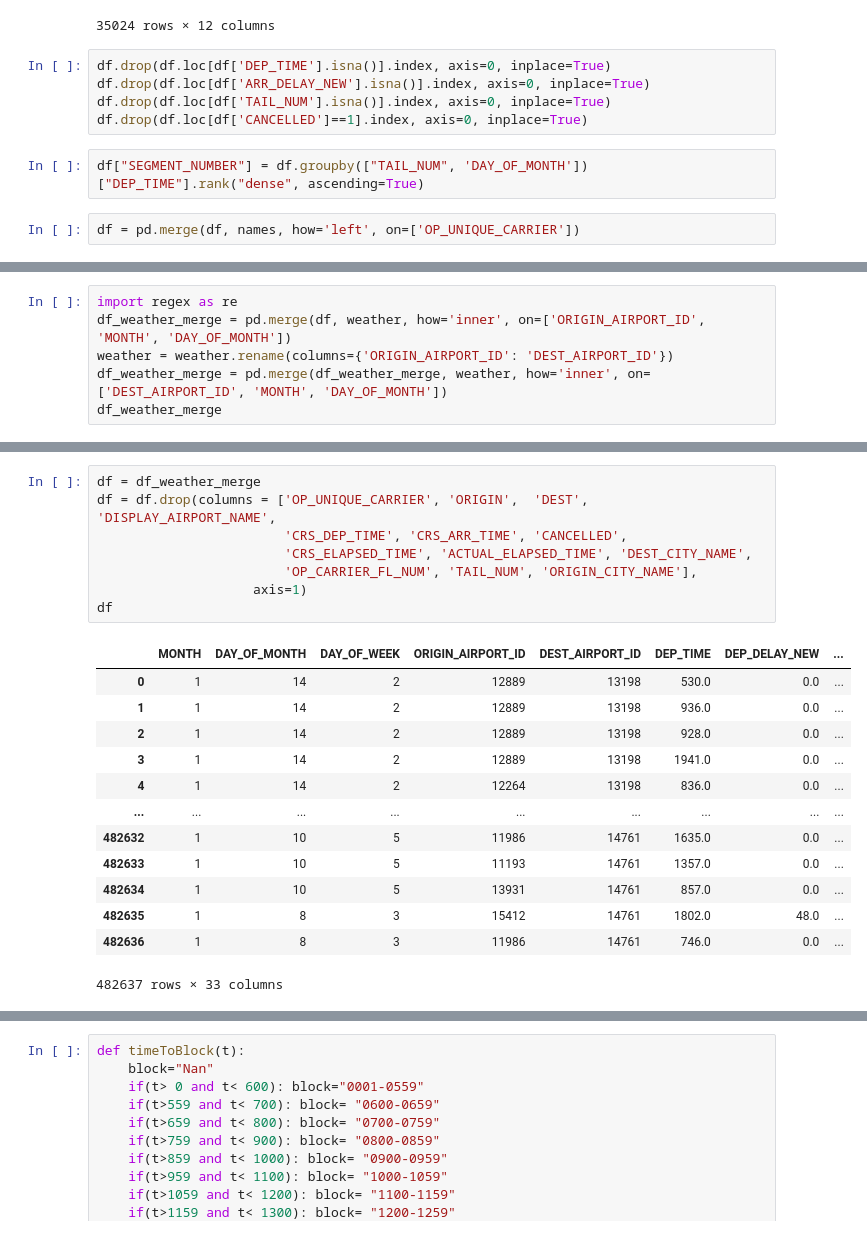
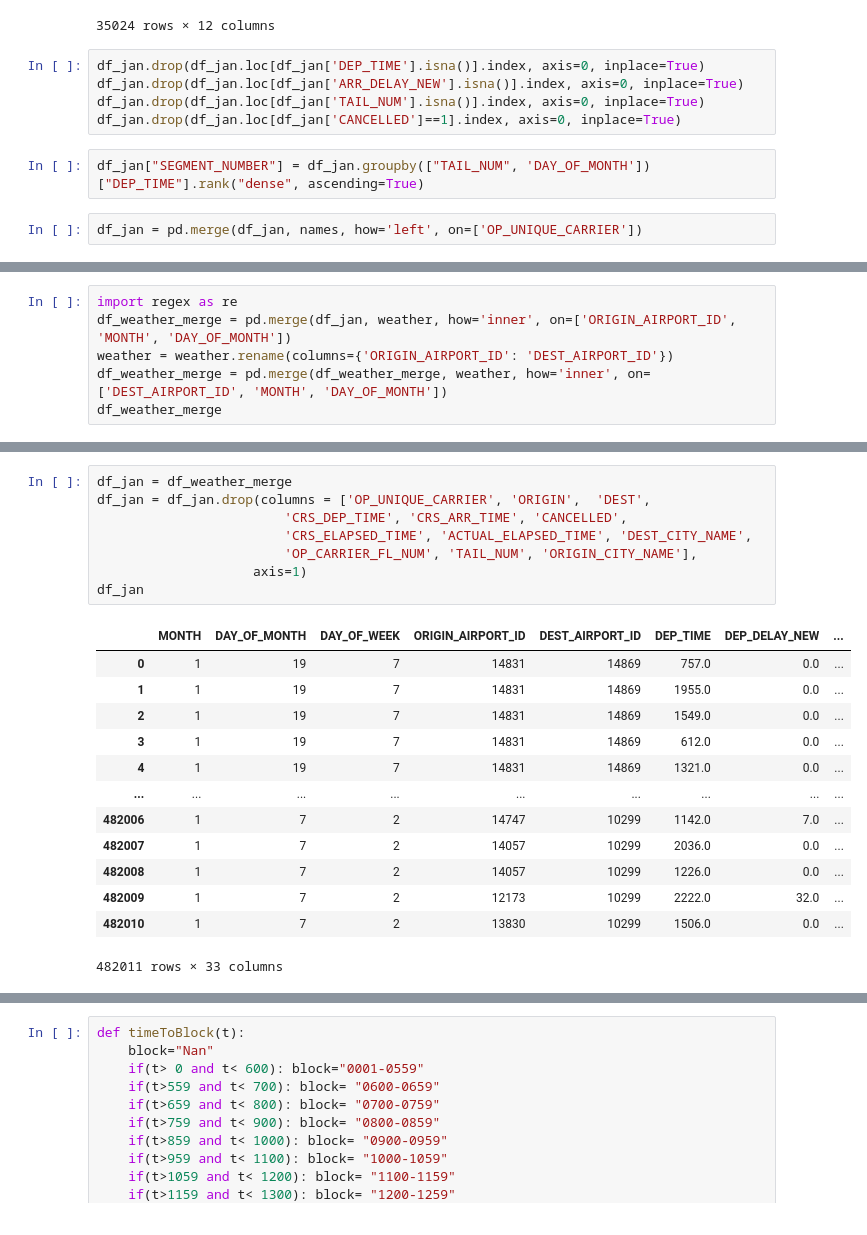
Before and after one commit to olyzko/Flight-delays-prediction-app, a Jupyter notebook: models/Airline_preprocessing.ipynb, the cells around one changed output, grey strips where cells are left out. Saved outputs shown, nothing was run; the diff lists cells and outputs as text.

```diff
--- a/models/Airline_preprocessing.ipynb
+++ b/models/Airline_preprocessing.ipynb
@@ -330,11 +316,11 @@ weather
 | 35024 | 2019-12-31 | 0.01 | 0.0 | 0.0 | 40.0 | 32.0 | 120.0 | 19.9 | 10.29 | 10713 | ... |
 35024 rows × 12 columns
 # %%
-df.drop(df.loc[df['DEP_TIME'].isna()].index, axis=0, inplace=True)
-df.drop(df.loc[df['ARR_DELAY_NEW'].isna()].index, axis=0, inplace=True)
-df.drop(df.loc[df['TAIL_NUM'].isna()].index, axis=0, inplace=True)
-df.drop(df.loc[df['CANCELLED']==1].index, axis=0, inplace=True)
+df_jan.drop(df_jan.loc[df_jan['DEP_TIME'].isna()].index, axis=0, inplace=True)
+df_jan.drop(df_jan.loc[df_jan['ARR_DELAY_NEW'].isna()].index, axis=0, inplace=True)
+df_jan.drop(df_jan.loc[df_jan['TAIL_NUM'].isna()].index, axis=0, inplace=True)
+df_jan.drop(df_jan.loc[df_jan['CANCELLED']==1].index, axis=0, inplace=True)
 # %%
-df["SEGMENT_NUMBER"] = df.groupby(["TAIL_NUM", 'DAY_OF_MONTH'])["DEP_TIME"].rank("dense", ascending=True)
+df_jan["SEGMENT_NUMBER"] = df_jan.groupby(["TAIL_NUM", 'DAY_OF_MONTH'])["DEP_TIME"].rank("dense", ascending=True)
 # %%
-df = pd.merge(df, names, how='left', on=['OP_UNIQUE_CARRIER'])
+df_jan = pd.merge(df_jan, names, how='left', on=['OP_UNIQUE_CARRIER'])
@@ -357,6 +343,6 @@ df
 # %%
 import regex as re
-df_weather_merge = pd.merge(df, weather, how='inner', on=['ORIGIN_AIRPORT_ID', 'MONTH', 'DAY_OF_MONTH'])
+df_weather_merge = pd.merge(df_jan, weather, how='inner', on=['ORIGIN_AIRPORT_ID', 'MONTH', 'DAY_OF_MONTH'])
 weather = weather.rename(columns={'ORIGIN_AIRPORT_ID': 'DEST_AIRPORT_ID'})
 df_weather_merge = pd.merge(df_weather_merge, weather, how='inner', on=['DEST_AIRPORT_ID', 'MONTH', 'DAY_OF_MONTH'])
 df_weather_merge
@@ -384,23 +382,23 @@ NameError: ignored
 # %%
-df = df_weather_merge
-df = df.drop(columns = ['OP_UNIQUE_CARRIER', 'ORIGIN',  'DEST', 'DISPLAY_AIRPORT_NAME',
+df_jan = df_weather_merge
+df_jan = df_jan.drop(columns = ['OP_UNIQUE_CARRIER', 'ORIGIN',  'DEST',
                         'CRS_DEP_TIME', 'CRS_ARR_TIME', 'CANCELLED',
                         'CRS_ELAPSED_TIME', 'ACTUAL_ELAPSED_TIME', 'DEST_CITY_NAME',
                         'OP_CARRIER_FL_NUM', 'TAIL_NUM', 'ORIGIN_CITY_NAME'],
                     axis=1)
-df
+df_jan
 # %% [output]
 |  | MONTH | DAY_OF_MONTH | DAY_OF_WEEK | ORIGIN_AIRPORT_ID | DEST_AIRPORT_ID | DEP_TIME | DEP_DELAY_NEW | ... |
-| 0 | 1 | 14 | 2 | 12889 | 13198 | 530.0 | 0.0 | ... |
-| 1 | 1 | 14 | 2 | 12889 | 13198 | 936.0 | 0.0 | ... |
-| 2 | 1 | 14 | 2 | 12889 | 13198 | 928.0 | 0.0 | ... |
-| 3 | 1 | 14 | 2 | 12889 | 13198 | 1941.0 | 0.0 | ... |
-| 4 | 1 | 14 | 2 | 12264 | 13198 | 836.0 | 0.0 | ... |
+| 0 | 1 | 19 | 7 | 14831 | 14869 | 757.0 | 0.0 | ... |
+| 1 | 1 | 19 | 7 | 14831 | 14869 | 1955.0 | 0.0 | ... |
+| 2 | 1 | 19 | 7 | 14831 | 14869 | 1549.0 | 0.0 | ... |
+| 3 | 1 | 19 | 7 | 14831 | 14869 | 612.0 | 0.0 | ... |
+| 4 | 1 | 19 | 7 | 14831 | 14869 | 1321.0 | 0.0 | ... |
 | ... | ... | ... | ... | ... | ... | ... | ... | ... |
-| 482632 | 1 | 10 | 5 | 11986 | 14761 | 1635.0 | 0.0 | ... |
-| 482633 | 1 | 10 | 5 | 11193 | 14761 | 1357.0 | 0.0 | ... |
-| 482634 | 1 | 10 | 5 | 13931 | 14761 | 857.0 | 0.0 | ... |
-| 482635 | 1 | 8 | 3 | 15412 | 14761 | 1802.0 | 48.0 | ... |
-| 482636 | 1 | 8 | 3 | 11986 | 14761 | 746.0 | 0.0 | ... |
+| 482006 | 1 | 7 | 2 | 14747 | 10299 | 1142.0 | 7.0 | ... |
+| 482007 | 1 | 7 | 2 | 14057 | 10299 | 2036.0 | 0.0 | ... |
+| 482008 | 1 | 7 | 2 | 14057 | 10299 | 1226.0 | 0.0 | ... |
+| 482009 | 1 | 7 | 2 | 12173 | 10299 | 2222.0 | 32.0 | ... |
+| 482010 | 1 | 7 | 2 | 13830 | 10299 | 1506.0 | 0.0 | ... |
-482637 rows × 33 columns
+482011 rows × 33 columns
 # %%
```
Also changed, not shown: parts of 52 cells of this notebook, 1 other file.
